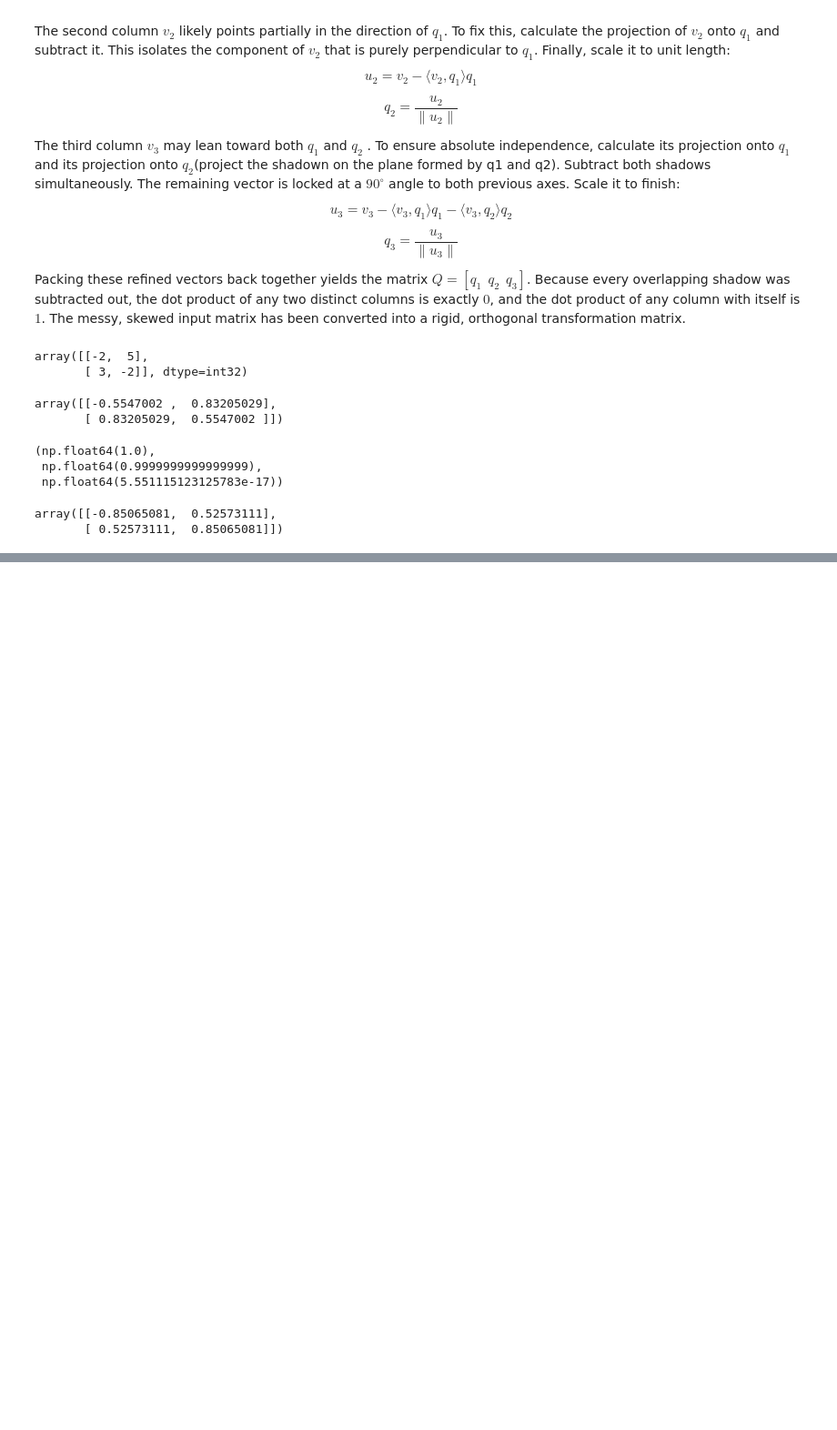
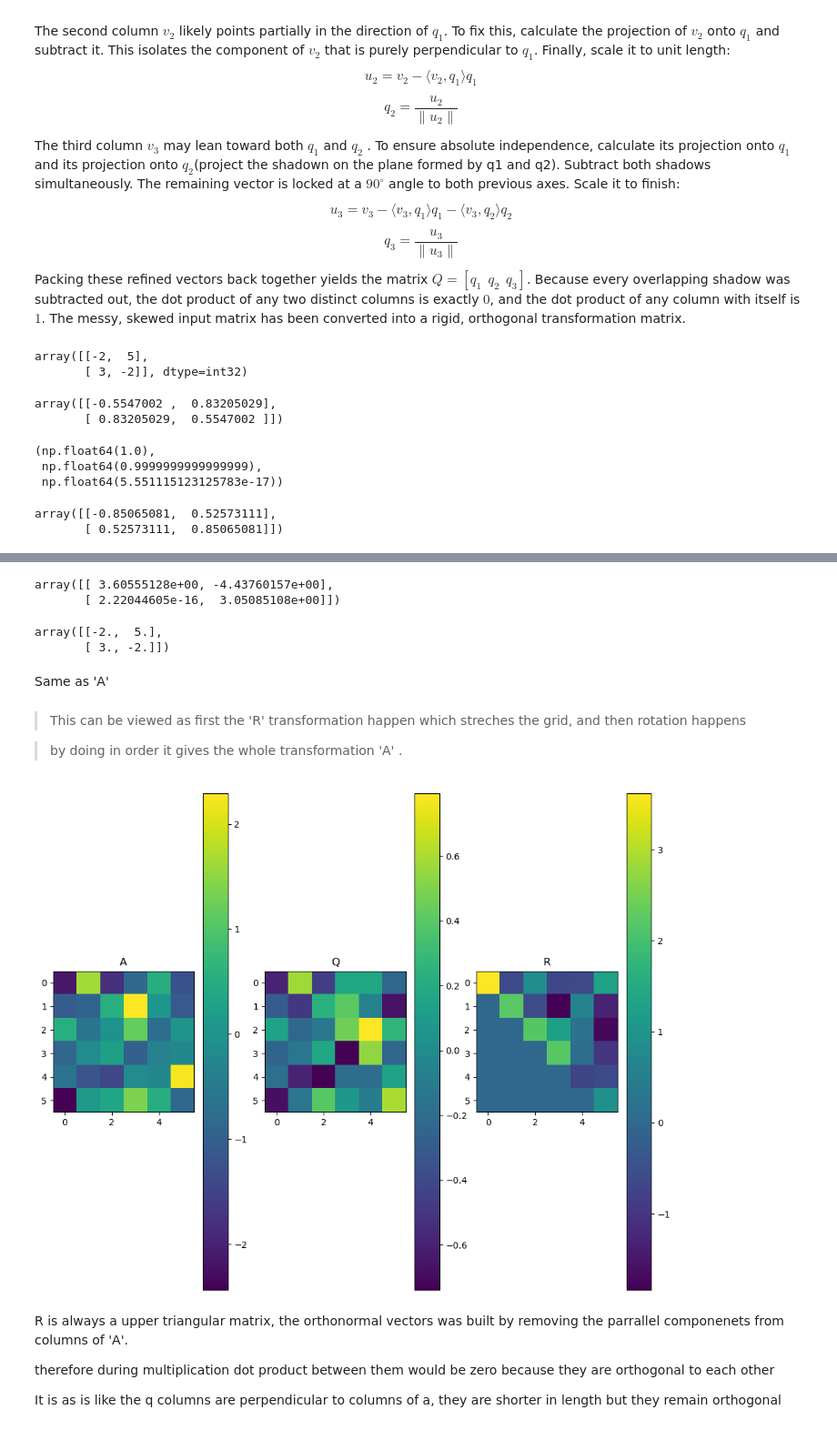
Before and after one commit to qamarr6092/math-with-python, a Jupyter notebook: Linear Algebra/linear_algebra.ipynb, the cells around one changed output, grey strips where cells are left out. Shown at 91% size. Saved outputs shown, nothing was run; the diff lists cells and outputs as text; code cells hidden in the pictures; blank space fills up the shorter version.

```diff
--- a/Linear Algebra/linear_algebra.ipynb
+++ b/Linear Algebra/linear_algebra.ipynb
@@ -3458,0 +3470,43 @@ array([[-0.85065081,  0.52573111],
+# %%
+R = Q.T @ A
+R
+# %% [output]
+array([[ 3.60555128e+00, -4.43760157e+00],
+       [ 2.22044605e-16,  3.05085108e+00]])
+# %%
+Q @ R
+# %% [output]
+array([[-2.,  5.],
+       [ 3., -2.]])
+# %% [markdown]
+Same as 'A'
+# %% [markdown]
+>This can be viewed as first the 'R' transformation happen which streches the grid, and then rotation happens
+
+>by doing in order it gives the whole transformation 'A' .
+# %%
+A = rng.randn(6,6)
+Q,R = lg.qr(A)
+
+plt.figure(figsize = (12,10))
+plt.subplot(1,3,1)
+plt.imshow(A, cmap = 'viridis')
+plt.title('A')
+plt.colorbar()
+plt.subplot(1,3,2)
+plt.title('Q')
+plt.imshow(Q, cmap = 'viridis')
+plt.colorbar()
+plt.subplot(1,3,3)
+plt.imshow(R, cmap = 'viridis')
+plt.colorbar()
+plt.title('R')
+plt.show()
+# %% [output]
+[figure, added]
+# %% [markdown]
+R is always a upper triangular matrix, the orthonormal vectors was built by removing the parrallel componenets from columns of 'A'.
+
+therefore during multiplication dot product between them would be zero because they are orthogonal to each other
+
+It is as is like the q columns are perpendicular to columns of a, they are shorter in length but they remain orthogonal
```
Also changed, not shown: parts of 88 cells of this notebook.
